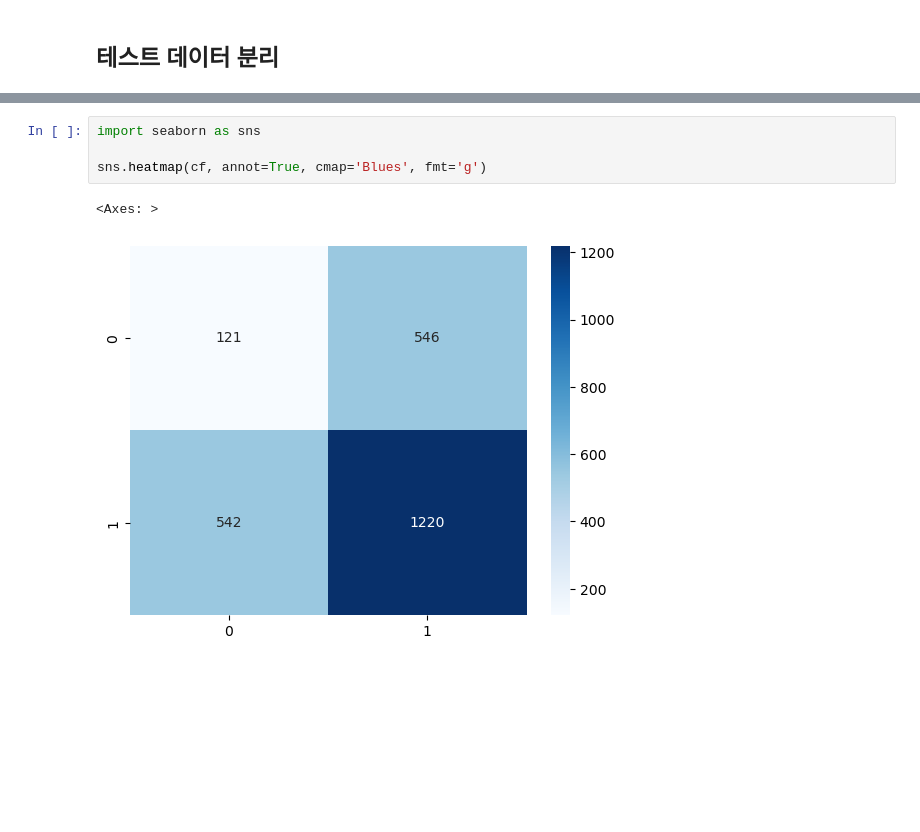
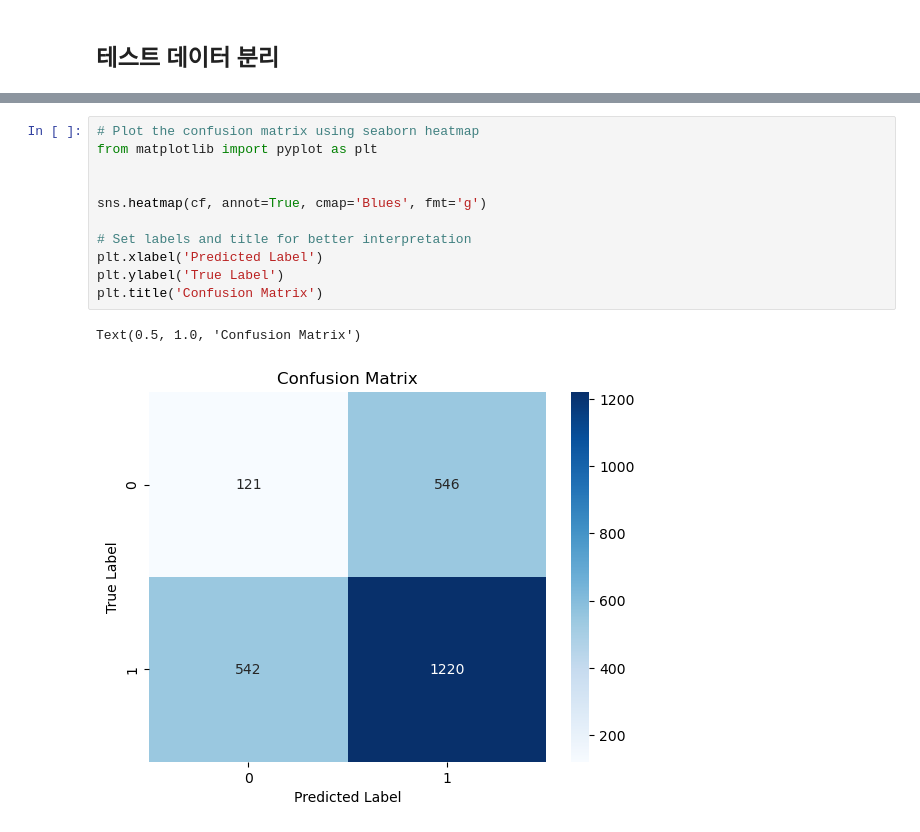
Before and after one commit to wooing1084/SteamGameRecommendationSystem, a Jupyter notebook: src/decision_tree.ipynb, the cells around one changed output, grey strips where cells are left out. Cells and saved outputs as stored; diff of their text form; blank space fills up the shorter version.

```diff
--- a/src/decision_tree.ipynb
+++ b/src/decision_tree.ipynb
@@ -182,10 +196,17 @@ recall:  0.9014836706576768
 f1:  0.8891210141388671
 confusion matrix:  [[ 121.  546.]
  [ 542. 1220.]]
-# %%
-import seaborn as sns
-
-sns.heatmap(cf, annot=True, cmap='Blues', fmt='g')
-# %% [output]
-<Axes: >
-[figure, removed]
+# %%
+# Plot the confusion matrix using seaborn heatmap
+from matplotlib import pyplot as plt
+
+
+sns.heatmap(cf, annot=True, cmap='Blues', fmt='g')
+
+# Set labels and title for better interpretation
+plt.xlabel('Predicted Label')
+plt.ylabel('True Label')
+plt.title('Confusion Matrix')
+# %% [output]
+Text(0.5, 1.0, 'Confusion Matrix')
+[figure, added]
```
Also changed, not shown: parts of 6 cells of this notebook, 4 other files.
